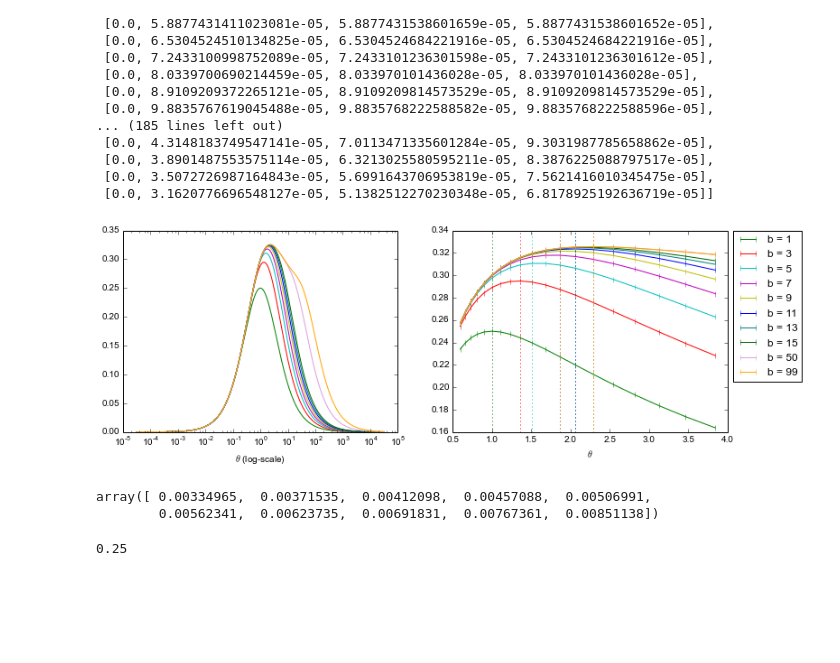
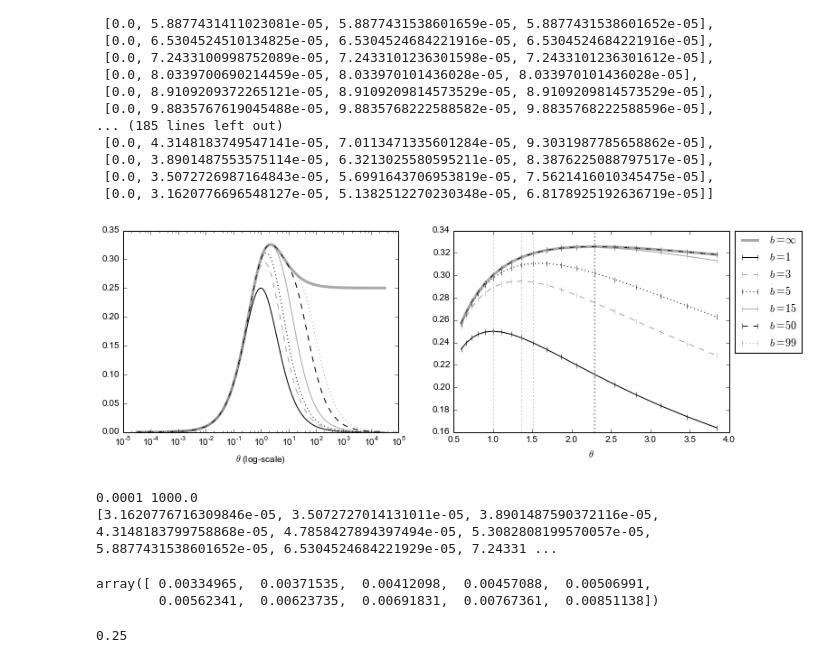
Before and after one commit to Cronjaeger/almost-infinite-sites-recursions, a Jupyter notebook: ipython_notebooks/Generate Plots for Figures 7.ipynb, the cells around one changed output. Saved outputs shown, nothing was run; the diff lists cells and outputs as text; code cells hidden in the pictures; blank space fills up the shorter version.

Commit message:
modified plots to show true solution on the plot of approximate solutions. Also removed some of the curves in that plot in order to make it less crowded.

```diff
--- a/ipython_notebooks/Generate Plots for Figures 7.ipynb
+++ b/ipython_notebooks/Generate Plots for Figures 7.ipynb
@@ -318,9 +331,9 @@ plt.xlabel(r'$\theta$ (log-scale)')
 plt.title(r'$\pi = \delta_{[0, 0]}$')
 plt.legend()
 
-figure_paths = generate_figure_paths('AIS_non-symetric_boundary')
-#for path in figure_paths:
-    #plt.savefig(path)
+figure_paths = generate_figure_paths('AIS_non-symetric_boundary_no_color')
+for path in figure_paths:
+    plt.savefig(path)
 
 plt.show()
 plt.close()
@@ -336,9 +349,9 @@ plt.ylabel('(log-scale)')
 plt.title(r'$\pi = \delta_{[0, 0]}$')
 plt.legend(bbox_to_anchor=(0.99, 0.725))
 
-figure_paths = generate_figure_paths('AIS_non-symetric_boundary_log-log')
-#for path in figure_paths:
-    #plt.savefig(path)
+figure_paths = generate_figure_paths('AIS_non-symetric_boundary_log-log_no_color')
+for path in figure_paths:
+    plt.savefig(path)
 
 plt.show()
 plt.close()
@@ -602,7 +615,7 @@ print psi_test
 #thetas_small_example = [0.0001 , 0.001, 0.01, 0.1, 1.0, 10, 100, 1000]
 thetas_small_example = list(np.logspace(-4.5,4.5,num=201))
 pis_small_example = [(1.0 , 0.0 , 0.0)]
-solutions_AIS,Ms_AIS,bs_AIS = solve_AIS_recursions(thetas,pis_AIS)
+solutions_AIS,Ms_AIS,bs_AIS = solve_AIS_recursions(thetas_small_example,pis_AIS)
 # %%
 probs_and_tables_b_up_to_100 = [fo.prob_External(S4,nR4,nC4,b = 99, theta = t, returnTable=True, P=P4) for t in thetas_small_example]
 # %%
@@ -651,14 +664,22 @@ def q_approx(b_max, thetaIndex, configuration = psi_test):
 # %%
 x_values = np.array(thetas_small_example)
 y_values_dict = {}
-b_list = (1,3,5,7,9,11,13,15,50,99)
+#b_list = (1,3,5,7,9,11,13,15,50,99)
+b_list = (1,3,5,15,50,99)
 y_labels = {}
-colors = {0:'b',1:'g',3:'r',5:'c',7:'m',9:'y',11:'b',13:'teal',15:'darkgreen',50:'plum',99:'orange'}
-for b in b_list:
+#colors = {0:'b',1:'g',3:'r',5:'c',7:'m',9:'y',11:'b',13:'teal',15:'darkgreen',50:'plum',99:'orange'}
+colors = {}
+styles = {}
+color_list = ['black','darkgrey']
+style_list = ['-','--',':']
+for i,b in enumerate(b_list):
     y_values = np.array([q_approx(b,t) for t in range(len(thetas_small_example))])
     y_values_dict[b] = y_values
-    y_labels[b] = 'b = %i'%b
+    y_labels[b] = '$b = %i$'%b
+    colors[b] = color_list[i%len(color_list)]
+    styles[b] = style_list[i%len(style_list)]
 
+y_values_true = [solutions_AIS[(theta,(1.0 , 0.0 , 0.0))][4] for theta in thetas_small_example]
 #y_values_1 = np.array( [probs_and_tables_b_up_to_100[i][1] )
 
 plt.figure(4,figsize=(12,4),dpi=120)
@@ -666,48 +687,59 @@ plt.subplot(121)
 #plt.subplot(111)
 #plt.plot(x_values,x_values)
 
+plt.plot(x_values, y_values_true,color = 'darkgrey',lw = 3.0, label = 'b = \\infty')
 for b in b_list:
-    plt.plot(x_values,y_values_dict[b], '-', color = colors[b], label = y_labels[b])
+    plt.plot(x_values,y_values_dict[b], linestyle = styles[b], color = colors[b], label = y_labels[b])
+
 # for i in (3,4,5,8,9):
 #     likelihhods = [solutions_AIS[(theta,pi2_AIS)][i] for theta in thetas]
 #     plt.plot(thetas,likelihhods, label = labels[i], linestyle = styles[i], color = colors[i])
 plt.xscale('log')
 # plt.yscale('log')
 plt.xlabel(r'$\theta$ (log-scale)')
 # plt.ylabel('(log-scale)')
 # plt.title(r'$\pi = \delta_{[0, 0]}$')
 
 #plt.legend(bbox_to_anchor=(1.05, 1), loc=2, borderaxespad=0.)
 #plt.legend()
 
 # figure_paths = generate_figure_paths('AIS_non-symetric_boundary_log-log')
 # #for path in figure_paths:
 #     #plt.savefig(path)
 plt.subplot(122)
 
 slicemin = 95
 slicemax =114
+plt.plot(x_values[slicemin:slicemax], y_values_true[slicemin:slicemax],color = 'darkgrey',lw = 3.0, label = '$b = \\infty$')
+plt.axvline(x_values[np.array(y_values_true).argmax()],color = 'darkgrey',lw = 2.0, linestyle='dotted')
 for b in b_list:
-    plt.plot(x_values[slicemin:slicemax],y_values_dict[b][slicemin:slicemax],'|-',color = colors[b], label = y_labels[b])
-    plt.axvline(x_values[y_values_dict[b].argmax()],color = colors[b], linestyle='dotted')
+    plt.plot(x_values[slicemin:slicemax],y_values_dict[b][slicemin:slicemax],'|', linestyle = styles[b] ,color = colors[b], label = y_labels[b])
+    #plt.axvline(x_values[y_values_dict[b].argmax()],color = colors[b], linestyle='dotted')
+    plt.axvline(x_values[y_values_dict[b].argmax()],color = 'darkgrey', linestyle='dotted')
+
 #plt.xscale('log')
 plt.xlabel(r'$\theta$')
 #plt.gca().get_yaxis().set_ticklabels([])
 plt.legend(bbox_to_anchor=(1.02, 1), loc=2, borderaxespad=0.)
 
-figure_paths = generate_figure_paths('fig7','')
+figure_paths = generate_figure_paths('fig7_no_color','')
 for path in figure_paths:
     plt.savefig(path)
 
 plt.show()
 plt.close()
 # %% [output]
-[figure, old version]
+[figure, new version]
-# %%
-x_values[45:55]
-# %% [output]
-array([ 0.00334965,  0.00371535,  0.00412098,  0.00457088,  0.00506991,
-        0.00562341,  0.00623735,  0.00691831,  0.00767361,  0.00851138])
+# %%
+print min(thetas),max(thetas)
+#print [solutions_AIS[(lolo,pi2_AIS)][4] for lolo in thetas_small_example]
+print [solutions_AIS[(theta,(1.0 , 0.0 , 0.0))][4] for theta in thetas_small_example]
+x_values[45:55]
+# %% [output]
+0.0001 1000.0
+[3.1620776716309846e-05, 3.5072727014131011e-05, 3.8901487590372116e-05, 4.3148183799758868e-05, 4.7858427894397494e-05, 5.3082808199570057e-05, 5.8877431538601652e-05, 6.5304524684221929e-05, 7.24331 ...
+array([ 0.00334965,  0.00371535,  0.00412098,  0.00457088,  0.00506991,
+        0.00562341,  0.00623735,  0.00691831,  0.00767361,  0.00851138])
 # %%
 probs_and_tables_b_up_to_100[len(thetas_small_example)/2][1].get_p(psi_test,1)
 # %% [output]
```
Also changed, not shown: parts of 5 cells of this notebook.
